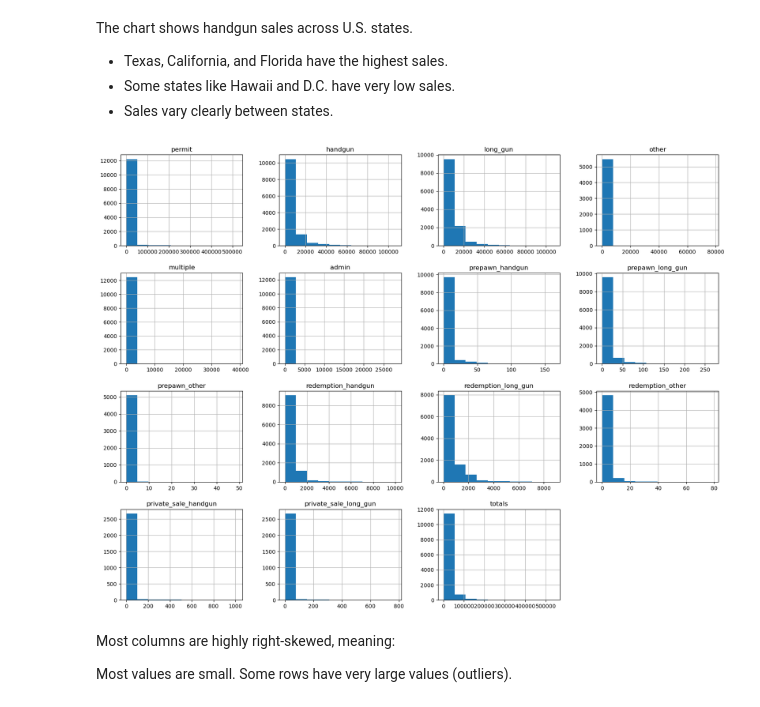
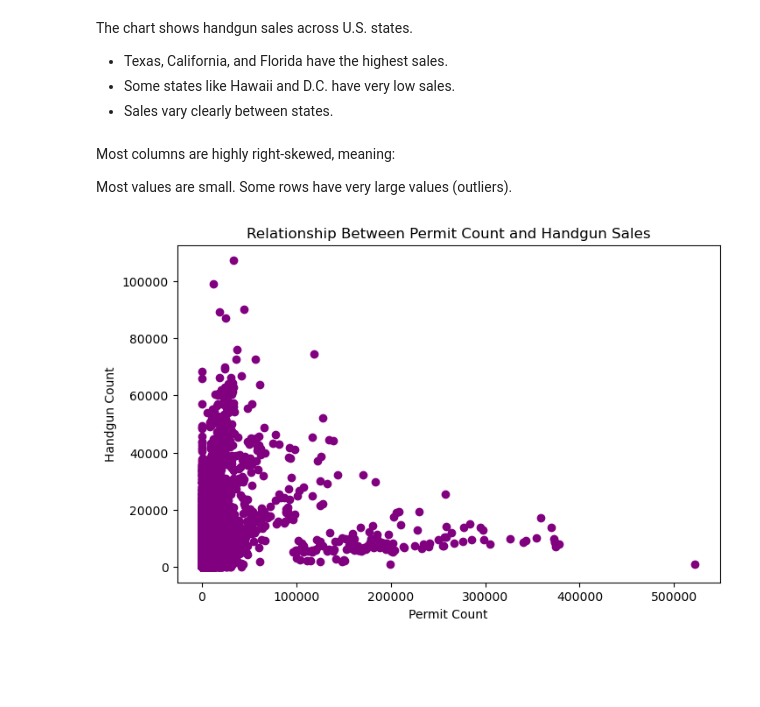
Before and after one commit to waseemalmazrua/gun-data-analysis, a Jupyter notebook: gun_data.ipynb, the cells around one changed output. Cells and saved outputs as stored; diff of their text form; code cells hidden in the pictures; blank space fills up the shorter version.

```diff
--- a/gun_data.ipynb
+++ b/gun_data.ipynb
@@ -223,14 +211,18 @@ The chart shows handgun sales across U.S. states.
 - Texas, California, and Florida have the highest sales.
 - Some states like Hawaii and D.C. have very low sales.
 - Sales vary clearly between states.
-# %%
-numeric_cols = df_cleaned.select_dtypes(include='number').columns
-
-df_cleaned[numeric_cols].hist(figsize=(20, 15), bins=10);
-# %% [output]
-[figure, removed]
 # %% [markdown]
 Most columns are highly right-skewed, meaning:
 
 Most values are small.
 Some rows have very large values (outliers).
+# %%
+plt.figure(figsize=(8, 5))
+plt.scatter(df_cleaned['permit'], df_cleaned['handgun'],color='purple')
+plt.title('Relationship Between Permit Count and Handgun Sales')
+plt.xlabel('Permit Count')
+plt.ylabel('Handgun Count')
+plt.grid(False)
+plt.show()
+# %% [output]
+[figure, added]
```
Also changed, not shown: parts of 24 cells of this notebook.
